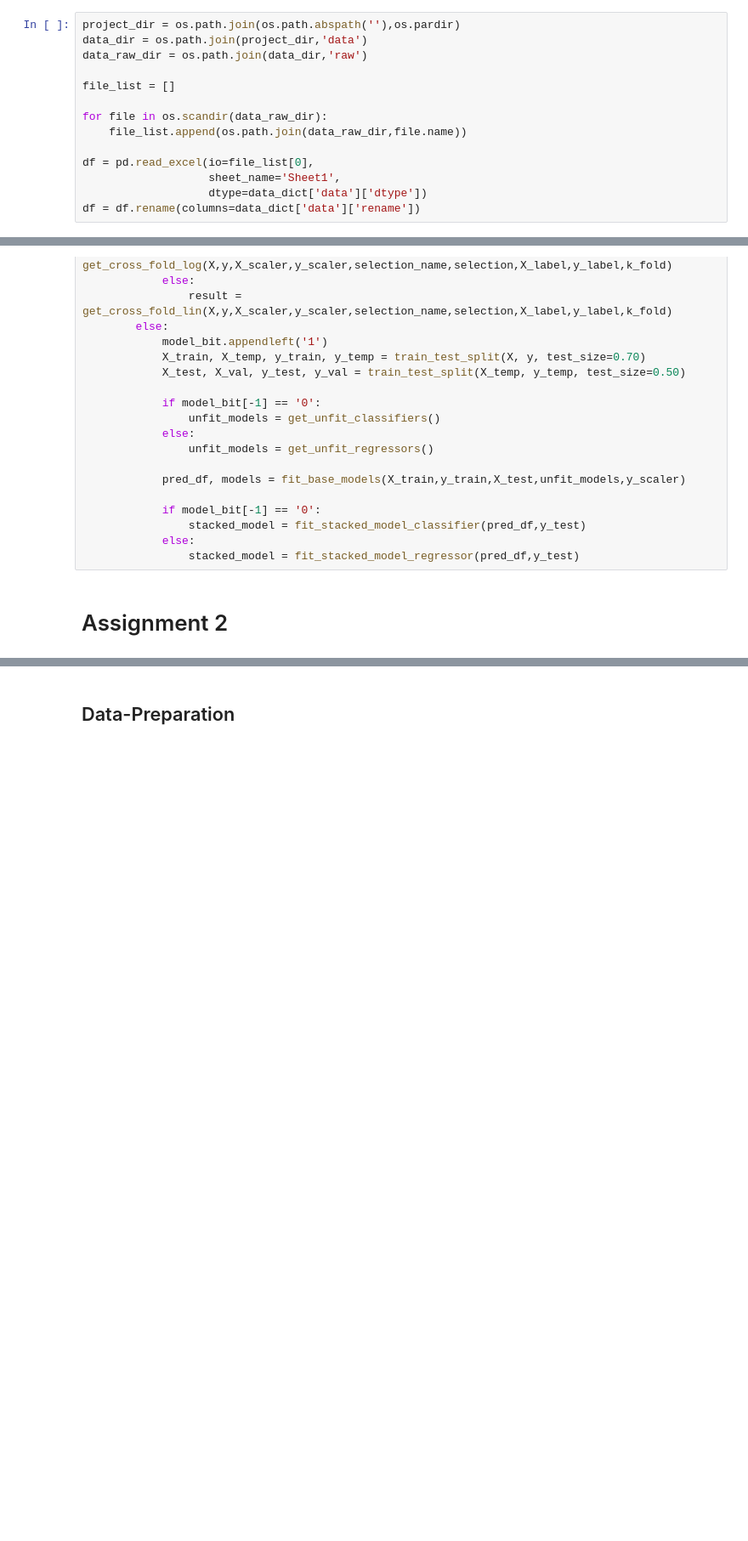
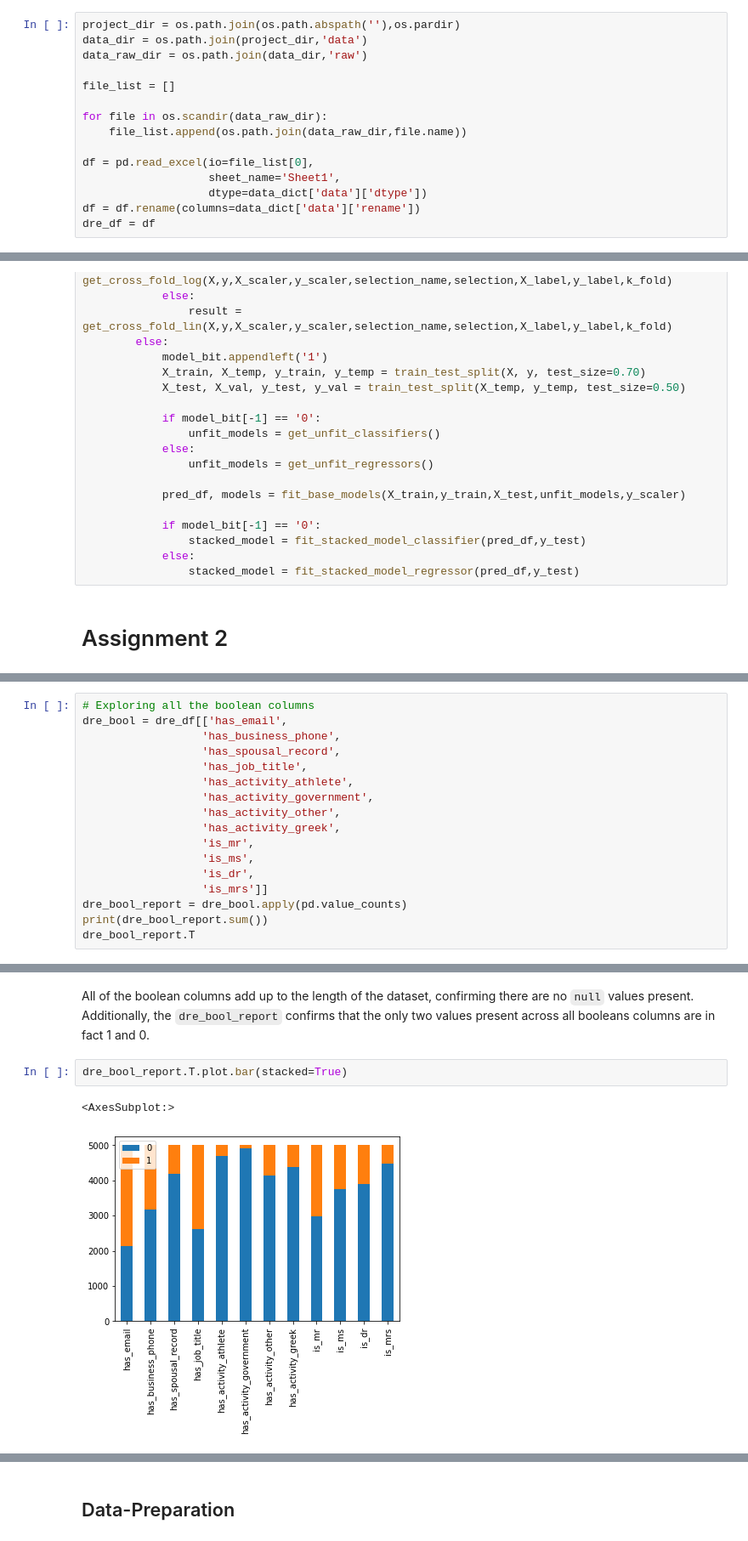
Before and after one commit to jrobio/assignment2, a Jupyter notebook: notebooks/assignment2.ipynb, the cells around one changed output, grey strips where cells are left out. Shown at 85% size. Saved outputs shown, nothing was run; the diff lists cells and outputs as text; blank space fills up the shorter version.

Commit message:
finished data exploration section of the report and presentation.

```diff
--- a/notebooks/assignment2.ipynb
+++ b/notebooks/assignment2.ipynb
@@ -242,6 +243,7 @@ df = pd.read_excel(io=file_list[0],
                    sheet_name='Sheet1',
                    dtype=data_dict['data']['dtype'])
 df = df.rename(columns=data_dict['data']['rename'])
+dre_df = df
 # %%
 # drop irrelevant columns
 df = df.drop(columns='id')
@@ -762,0 +800,17 @@ for k_model, v_data in dict_8bit.items():
+# %%
+# Exploring all the boolean columns
+dre_bool = dre_df[['has_email',
+                  'has_business_phone',
+                  'has_spousal_record',
+                  'has_job_title',
+                  'has_activity_athlete',
+                  'has_activity_government',
+                  'has_activity_other',
+                  'has_activity_greek',
+                  'is_mr',
+                  'is_ms',
+                  'is_dr',
+                  'is_mrs']]
+dre_bool_report = dre_bool.apply(pd.value_counts)
+print(dre_bool_report.sum())
+dre_bool_report.T
@@ -762,0 +844,7 @@ for k_model, v_data in dict_8bit.items():
+# %% [markdown]
+All of the boolean columns add up to the length of the dataset, confirming there are no <code>null</code> values present. Additionally, the <code>dre_bool_report</code> confirms that the only two values present across all booleans columns are in fact 1 and 0.
+# %%
+dre_bool_report.T.plot.bar(stacked=True)
+# %% [output]
+<AxesSubplot:>
+[figure, added]
```
Also changed, not shown: parts of 26 cells of this notebook, 3 other files.
